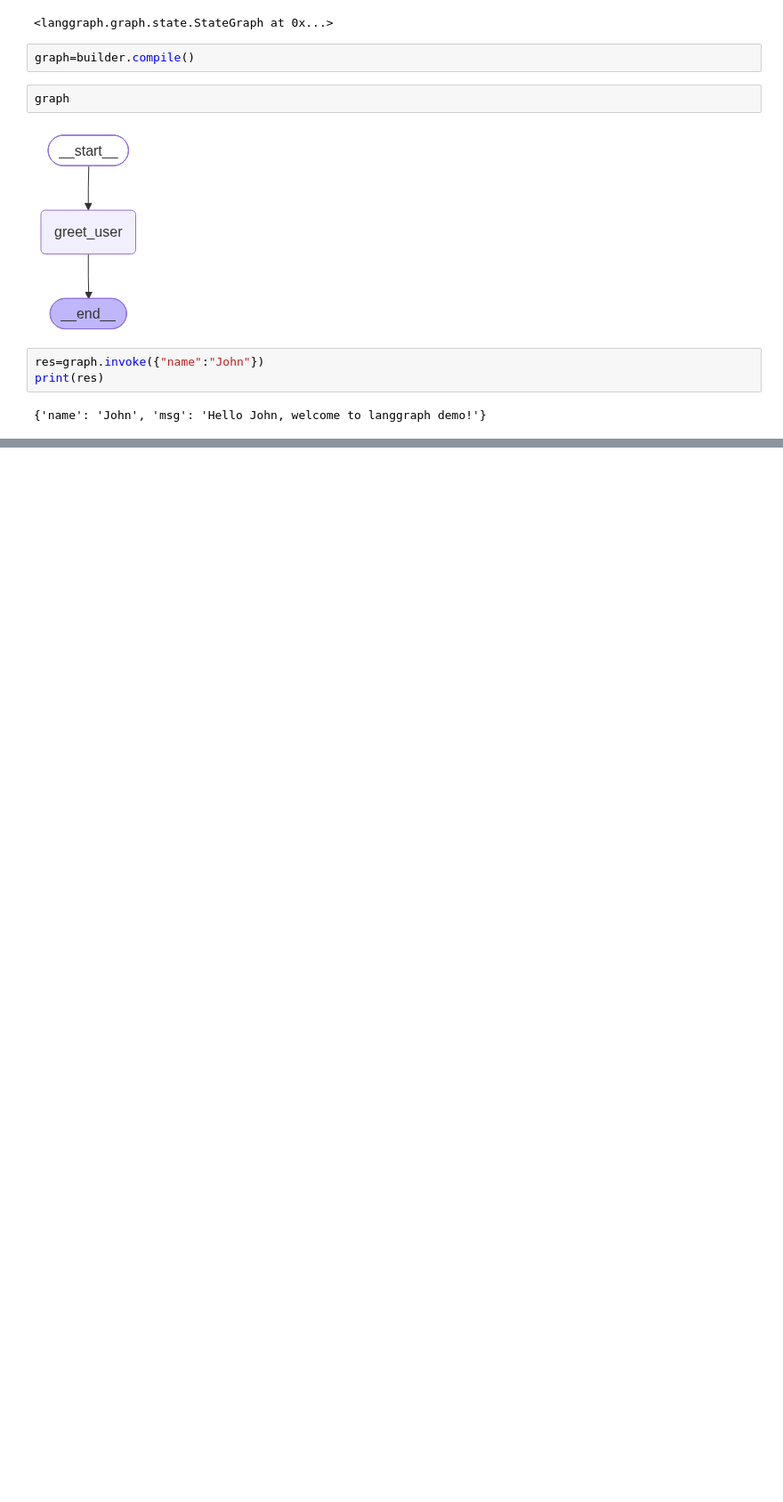
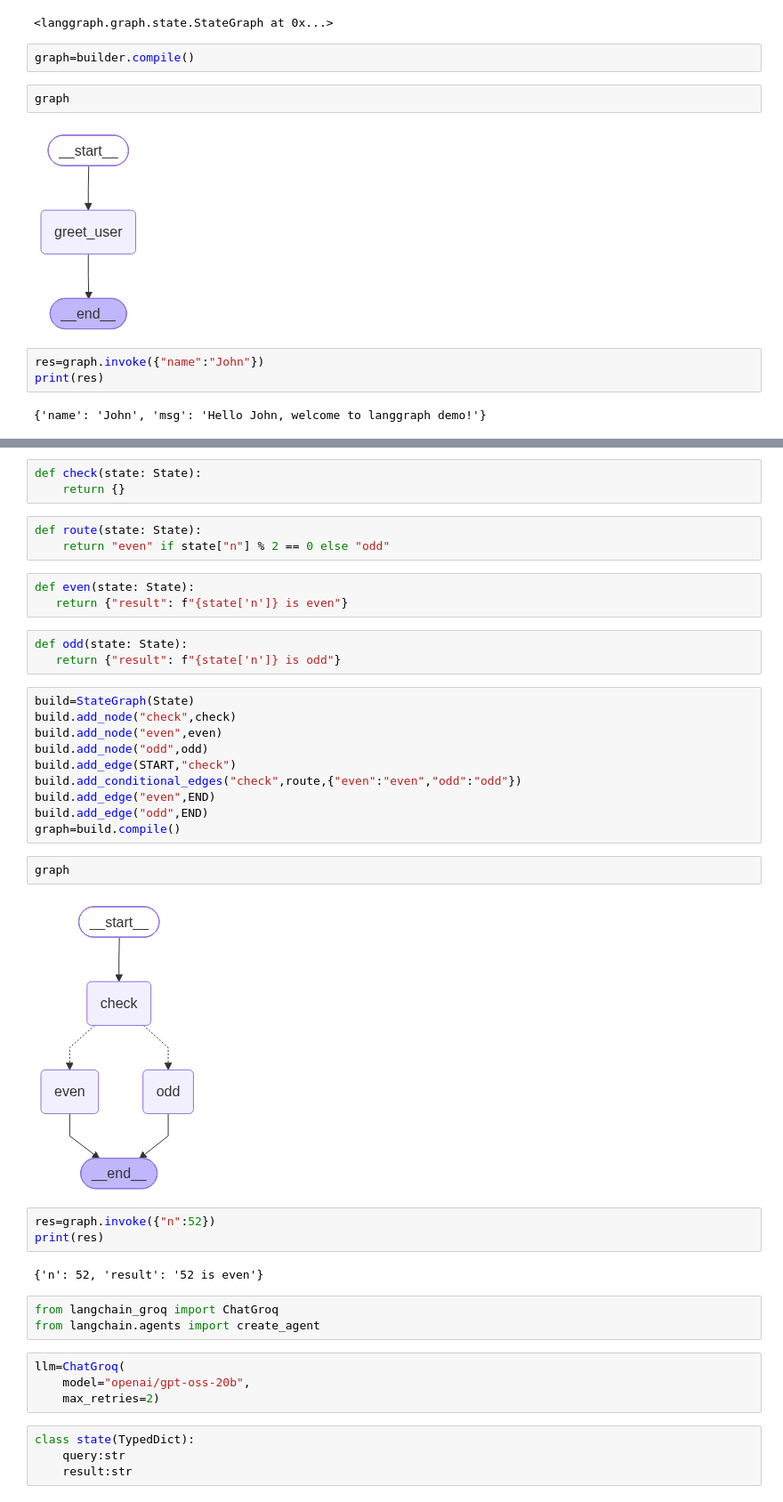
Before and after one commit to yatvikit/Genaiclass, a Jupyter notebook: class1.ipynb, the cells around one changed output, grey strips where cells are left out. Shown at 89% size. Saved outputs shown, nothing was run; the diff lists cells and outputs as text; blank space fills up the shorter version.

```diff
--- a/class1.ipynb
+++ b/class1.ipynb
@@ -1371,0 +1379,42 @@ print(res)
+# %%
+def check(state: State):
+    return {}
+# %%
+def route(state: State):
+    return "even" if state["n"] % 2 == 0 else "odd"
+# %%
+def even(state: State):
+   return {"result": f"{state['n']} is even"}
+# %%
+def odd(state: State):
+   return {"result": f"{state['n']} is odd"}
+# %%
+build=StateGraph(State)
+build.add_node("check",check)
+build.add_node("even",even)
+build.add_node("odd",odd)
+build.add_edge(START,"check")
+build.add_conditional_edges("check",route,{"even":"even","odd":"odd"})
+build.add_edge("even",END)
+build.add_edge("odd",END)
+graph=build.compile()
+# %%
+graph
+# %% [output]
+[figure, added]
+# %%
+res=graph.invoke({"n":52})
+print(res)
+# %% [output]
+{'n': 52, 'result': '52 is even'}
+# %%
+from langchain_groq import ChatGroq
+from langchain.agents import create_agent
+# %%
+llm=ChatGroq(
+    model="openai/gpt-oss-20b",
+    max_retries=2)
+# %%
+class state(TypedDict):
+    query:str
+    result:str
```
Also changed, not shown: parts of 18 cells of this notebook.
